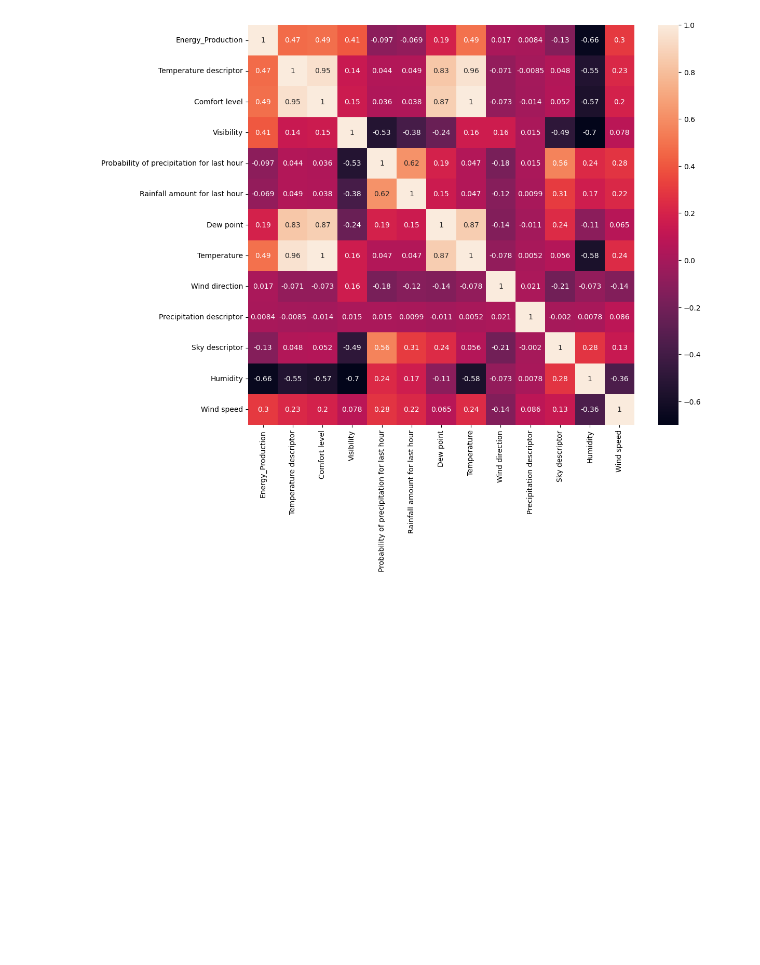
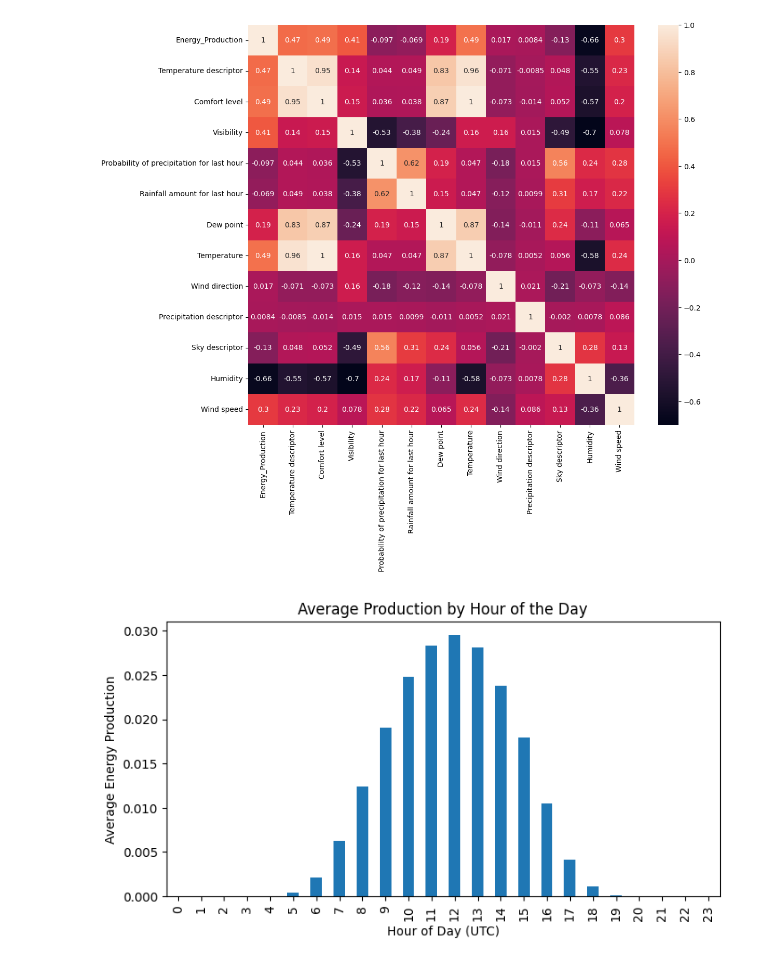
Before and after one commit to emschutt/Energy-Production-Forecasting, a Jupyter notebook: project_v0.ipynb, the cells around one changed output. Saved outputs shown, nothing was run; the diff lists cells and outputs as text; code cells hidden in the pictures; blank space fills up the shorter version.

```diff
--- a/project_v0.ipynb
+++ b/project_v0.ipynb
@@ -123,3 +123,24 @@ sns.heatmap(corr, annot=True)
 plt.show()
 # %% [output]
 [figure]
+# %%
+fig, ax = plt.subplots(figsize=(8, 4))
+
+df['UTC Time'] = pd.to_datetime(df['UTC Time'])
+df['hour'] = df['UTC Time'].dt.hour
+
+(
+    df.groupby('hour')['Energy_Production']
+      .mean()
+      .plot(
+          kind='bar',
+          ax=ax,
+          title="Average Production by Hour of the Day"
+      )
+)
+
+ax.set_xlabel("Hour of Day (UTC)")
+ax.set_ylabel("Average Energy Production")
+plt.show()
+# %% [output]
+[figure, added]
```
